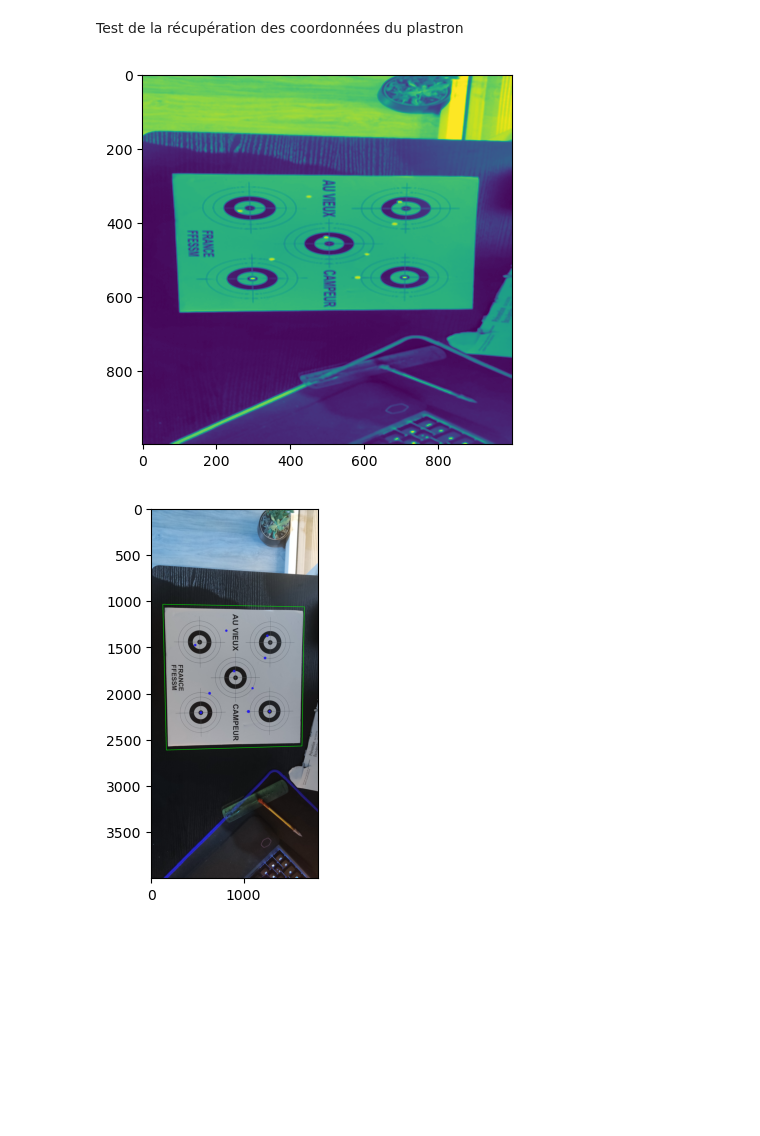
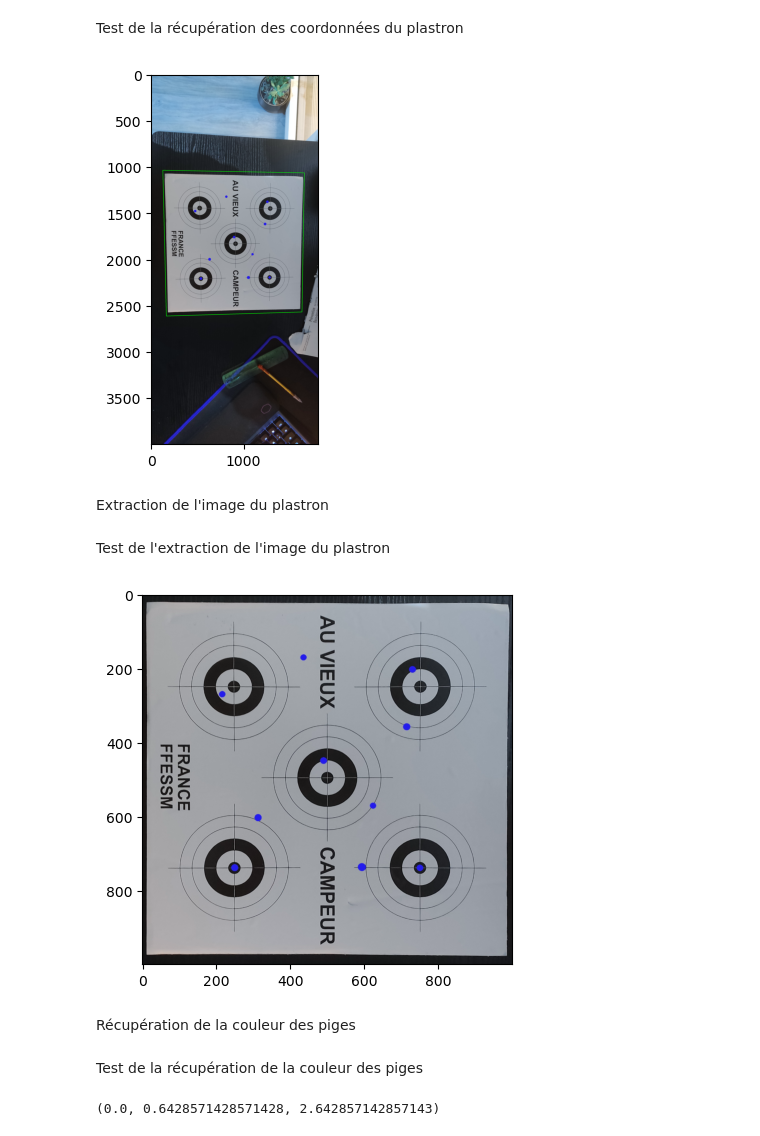
Before and after one commit to subvision-soft/documentation, a Jupyter notebook: algorithm-demo.ipynb, the cells around one changed output. Saved outputs shown, nothing was run; the diff lists cells and outputs as text; code cells hidden in the pictures; blank space fills up the shorter version.

Commit message:
Ajout du recadrage du plastron

```diff
--- a/algorithm-demo.ipynb
+++ b/algorithm-demo.ipynb
@@ -116,13 +116,12 @@ def get_sheet_coordinates(sheet_mat: ndarray):
         cv.resize(sheet_mat.copy(), (PICTURE_SIZE_SHEET_DETECTION, PICTURE_SIZE_SHEET_DETECTION)),
         blur_radius=5
     )
-    plt.imshow(enhanced_image)
-    plt.show()
 
     # Get edges and dilate them
     dilated_edges = cv.dilate(
         get_edges(cv.bitwise_not(enhanced_image), blur_radius=5),
-        cv.getStructuringElement(cv.MORPH_RECT, (int(PICTURE_SIZE_SHEET_DETECTION / 90), int(PICTURE_SIZE_SHEET_DETECTION / 90))),
+        cv.getStructuringElement(cv.MORPH_RECT,
+                                 (int(PICTURE_SIZE_SHEET_DETECTION / 90), int(PICTURE_SIZE_SHEET_DETECTION / 90))),
         iterations=2
     )
 
@@ -144,16 +143,19 @@ Test de la récupération des coordonnées du plastron
 image = cv.imread('images/sheet.jpg')
 coordinates = get_sheet_coordinates(image)
 
+
 def draw_sheet_detection_contour(image, coordinates):
     coordinates_len = len(coordinates)
     for i in range(coordinates_len):
-        cv.line(image, coordinates[i], coordinates[(i+1)%coordinates_len], (0, 255, 0), 3)
+        cv.line(image, coordinates[i], coordinates[(i + 1) % coordinates_len], (0, 255, 0), 3)
+
 
 def percentage_to_coordinates(percentage_coordinates, width, height):
     coordinates = []
     for percentage_coordinate in percentage_coordinates:
         coordinates.append((int(percentage_coordinate[0] * width), int(percentage_coordinate[1] * height)))
     return coordinates
+
 
 if coordinates is not None:
     height, width, _ = image.shape
@@ -164,5 +166,37 @@ if coordinates is not None:
 else:
     print('No coordinates found')
 # %% [output]
-[figure, old version]
+[figure, new version]
-[figure, removed]
+# %% [markdown]
+Extraction de l'image du plastron
+# %%
+def get_sheet_picture(image: ndarray):
+    coordinates = get_sheet_coordinates(image)
+    if coordinates is None:
+        return None
+    height, width, _ = image.shape
+    real_coordinates = percentage_to_coordinates(coordinates, width, height)
+
+
+    approx = np.array(real_coordinates, np.float32)
+    target_coordinates = np.array([
+        [0, 0],
+        [PICTURE_SIZE_SHEET_DETECTION, 0],
+        [PICTURE_SIZE_SHEET_DETECTION, PICTURE_SIZE_SHEET_DETECTION], [0, PICTURE_SIZE_SHEET_DETECTION]
+    ], np.float32)
+    transformation_matrix = cv.getPerspectiveTransform(approx, target_coordinates)
+    sheet_mat = cv.warpPerspective(image, transformation_matrix,
+                                   (PICTURE_SIZE_SHEET_DETECTION, PICTURE_SIZE_SHEET_DETECTION))
+
+    return sheet_mat
+# %% [markdown]
+Test de l'extraction de l'image du plastron
+# %%
+image = cv.imread('images/sheet.jpg')
+sheet_mat = get_sheet_picture(image)
+plt.imshow(sheet_mat)
+plt.show()
+# %% [output]
+[figure, added]
+# %% [markdown]
+Récupération de la couleur des piges
@@ -168,0 +243,9 @@ else:
+# %% [markdown]
+Test de la récupération de la couleur des piges
+# %%
+image = cv.imread('images/sheet.jpg')
+sheet_mat = get_sheet_picture(image)
+color = get_impacts_color(sheet_mat)
+print(color)
+# %% [output]
+(0.0, 0.6428571428571428, 2.642857142857143)
```
Also changed, not shown: parts of 2 cells of this notebook.
